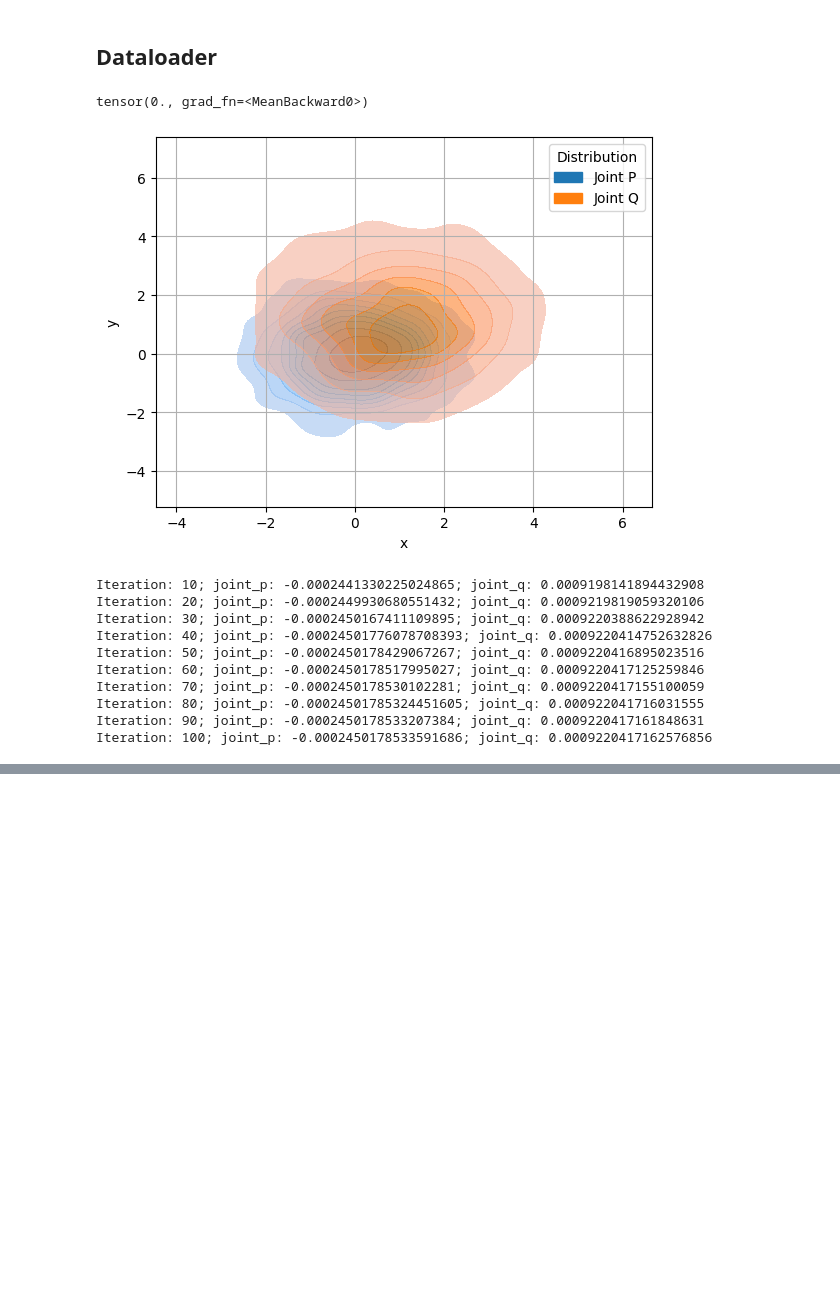
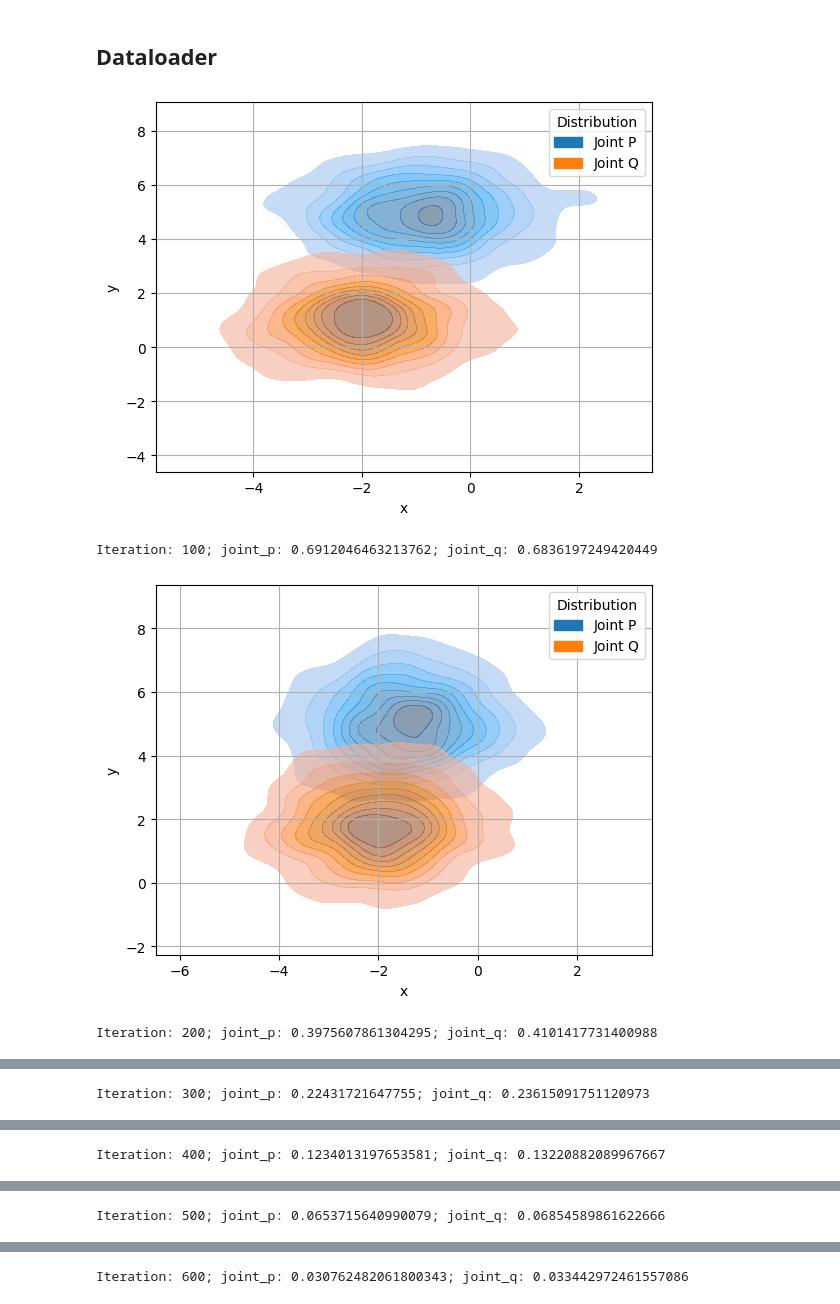
Before and after one commit to gregkseno/masters-thesis, a Jupyter notebook: code/main.ipynb, the cells around one changed output, grey strips where cells are left out. Drawn from its saved outputs; the diff is of its cells as text; code cells hidden in the pictures; blank space fills up the shorter version.

```diff
--- a/code/main.ipynb
+++ b/code/main.ipynb
@@ -1464,7 +1398,7 @@ def get_simple_model(hiddens, activation=nn.ReLU(), last_activation=None):
 # %%
-def visualize(joint_p, joint_q, n_samples=2000):
-    samples_p = MultivariateNormal(joint_p.mu, joint_p.cov).sample([n_samples])
-    samples_q = MultivariateNormal(joint_q.mu, joint_q.cov).sample([n_samples])
+def visualize(joint_p, joint_q, n_samples=1_000):
+    samples_p = MultivariateNormal(joint_p.mu, scale_tril=torch.diag(joint_p.cov)).sample([n_samples])
+    samples_q = MultivariateNormal(joint_q.mu, scale_tril=torch.diag(joint_q.cov)).sample([n_samples])
 
     x, y = samples_p.chunk(2, dim=1)
     df_p = {'x': x.squeeze(), 'y': y.squeeze(), 'Distribution': 'Joint P'}
@@ -1579,59 +1532,31 @@ class IPFPTrainer:
         return loss_joint.detach().cpu().item()
 # %% [markdown]
 ## Dataloader
-# %%
-class OneVariateDataset(Dataset):
-    def __init__(self, size):
-        self.size = size
-        self.x = Normal(-2, 1).sample([size, 1])
-        self.y = Normal(5, 1).sample([size, 1])
-
-    def __len__(self):
-        return self.size
-
-    def __getitem__(self, idx):
-        return self.x[idx], self.y[idx]
-
-
-###### TEST ######
-test_ds = OneVariateDataset(1_000)
-test_x, test_y = test_ds[:4]
-log_probs1 = test_joint1(test_x, test_y)
-log_probs2 = test_joint2(test_x, test_y)
-
-compute_kl_divergence(log_probs1, log_probs2)
-# %% [output]
-tensor(0., grad_fn=<MeanBackward0>)
 # %%
 # Models parameters
 data_dim = 1
 
-joint_p = Joint(data_dim)
-joint_q = Joint(data_dim, mu0=torch.ones(2), cov0=torch.eye(2)*2)
+mu_p = 5
+mu_q = -2
+div_p = 1
+div_q = 1
 
-visualize(joint_p, joint_q)
+joint_p = Joint(data_dim, mu_p, div_p, left=False)
+joint_q = Joint(data_dim, mu_q, div_q, left=True)
 
 # Trainer and dataloader parameters
-batch_size = 32
+batch_size = 4098
 
-dataset = OneVariateDataset(10_000)
-dataloader = DataLoader(dataset, batch_size=batch_size, shuffle=False)
 trainer = IPFPTrainer(
     batch_size,
     joint_p,
     joint_q,
-    lr=1e-3
+    lr_mu=1e-2,
+    lr_cov=1e-4
 )
-losses = trainer.train(dataloader, epochs=100, verbose=10)
+losses = trainer.train(epochs=1000, verbose=100)
 # %% [output]
-[figure, old version]
+[figure, new version]
-Iteration: 10; joint_p: -0.0002441330225024865; joint_q: 0.0009198141894432908
-Iteration: 20; joint_p: -0.0002449930680551432; joint_q: 0.0009219819059320106
-Iteration: 30; joint_p: -0.0002450167411109895; joint_q: 0.0009220388622928942
-Iteration: 40; joint_p: -0.00024501776078708393; joint_q: 0.0009220414752632826
-Iteration: 50; joint_p: -0.0002450178429067267; joint_q: 0.0009220416895023516
-Iteration: 60; joint_p: -0.0002450178517995027; joint_q: 0.0009220417125259846
-Iteration: 70; joint_p: -0.0002450178530102281; joint_q: 0.0009220417155100059
-Iteration: 80; joint_p: -0.00024501785324451605; joint_q: 0.000922041716031555
-Iteration: 90; joint_p: -0.0002450178533207384; joint_q: 0.0009220417161848631
-Iteration: 100; joint_p: -0.0002450178533591686; joint_q: 0.0009220417162576856
+Iteration: 100; joint_p: 0.6912046463213762; joint_q: 0.6836197249420449
+[figure, added]
+Iteration: 200; joint_p: 0.3975607861304295; joint_q: 0.4101417731400988
@@ -1637,0 +1564 @@ Iteration: 100; joint_p: -0.0002450178533591686; joint_q: 0.0009220417162576856
+Iteration: 300; joint_p: 0.22431721647755; joint_q: 0.23615091751120973
@@ -1637,0 +1566 @@ Iteration: 100; joint_p: -0.0002450178533591686; joint_q: 0.0009220417162576856
+Iteration: 400; joint_p: 0.1234013197653581; joint_q: 0.13220882089967667
@@ -1637,0 +1568 @@ Iteration: 100; joint_p: -0.0002450178533591686; joint_q: 0.0009220417162576856
+Iteration: 500; joint_p: 0.0653715640990079; joint_q: 0.06854589861622666
@@ -1637,0 +1570 @@ Iteration: 100; joint_p: -0.0002450178533591686; joint_q: 0.0009220417162576856
+Iteration: 600; joint_p: 0.030762482061800343; joint_q: 0.033442972461557086
```
Also changed, not shown: parts of 10 cells of this notebook.
